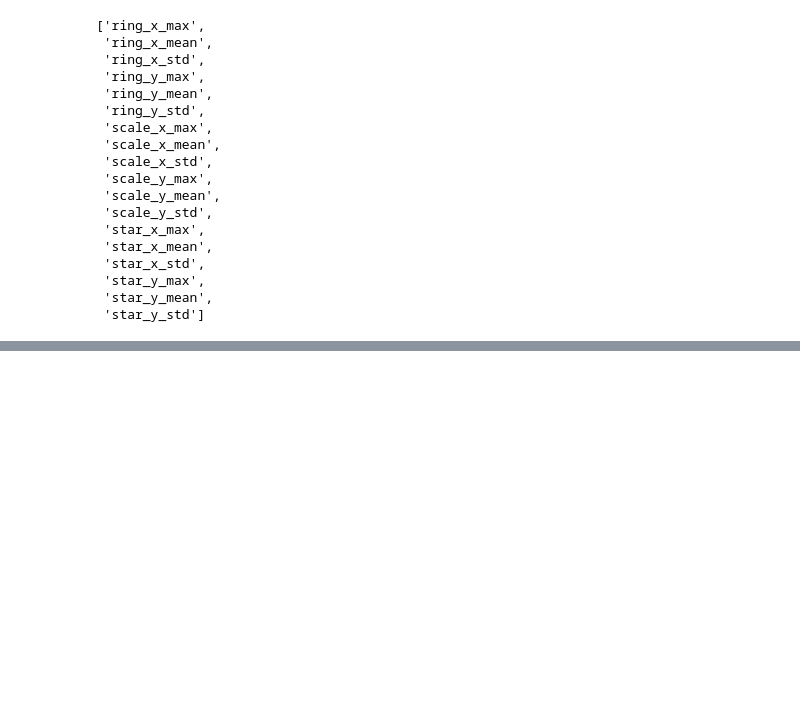
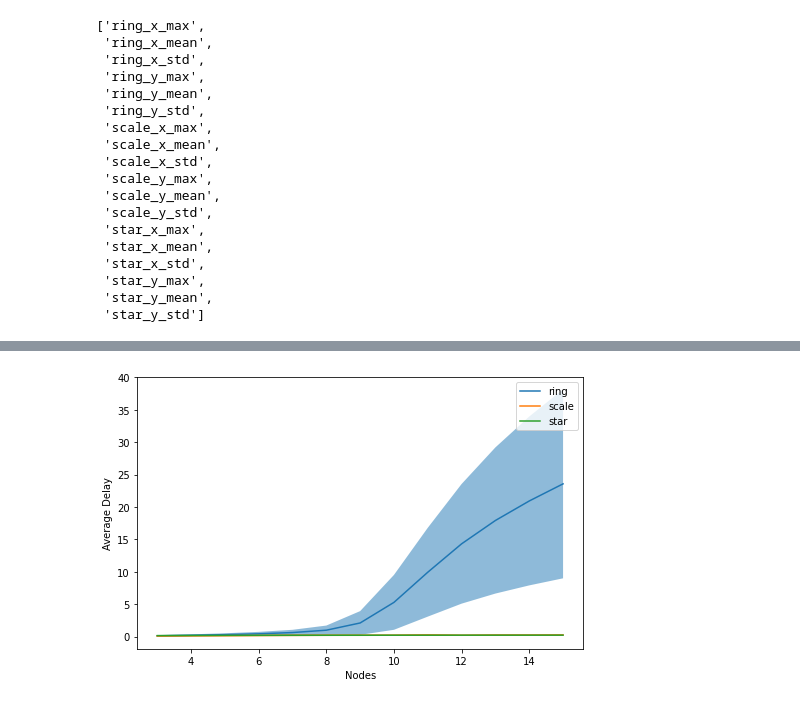
Before and after one commit to caiolmart/reproducing_articles, a Jupyter notebook: modelling_delays/notebooks/02.1_error_x_topologysize_1hn.ipynb, the cells around one changed output, grey strips where cells are left out. Saved outputs shown, nothing was run; the diff lists cells and outputs as text; code cells hidden in the pictures; blank space fills up the shorter version.

```diff
--- a/modelling_delays/notebooks/02.1_error_x_topologysize_1hn.ipynb
+++ b/modelling_delays/notebooks/02.1_error_x_topologysize_1hn.ipynb
@@ -90,7 +90,7 @@ for i, file in enumerate(ring_files):
 
     early_stop = tf.keras.callbacks.EarlyStopping(monitor='val_loss', patience=10)
     checkpoint = tf.keras.callbacks.ModelCheckpoint(
-        f'../models/02_tf2_ring_ann_{n2}_e{{epoch:04d}}.hdf5', monitor='val_loss', verbose=0, save_best_only=True,
+        f'../models/02.1_tf2_ring_ann_{n2}.hdf5', monitor='val_loss', verbose=0, save_best_only=True,
         save_weights_only=False
     )
 
@@ -176,7 +176,7 @@ for i, file in enumerate(scale_files):
 
     early_stop = tf.keras.callbacks.EarlyStopping(monitor='val_loss', patience=10)
     checkpoint = tf.keras.callbacks.ModelCheckpoint(
-        f'../models/02_tf2_scale_ann_{n2}_e{{epoch:04d}}.hdf5', monitor='val_loss', verbose=0, save_best_only=True,
+        f'../models/02.1_tf2_scale_ann_{n2}.hdf5', monitor='val_loss', verbose=0, save_best_only=True,
         save_weights_only=False
     )
 
@@ -266,7 +266,7 @@ for i, file in enumerate(star_files):
 
     early_stop = tf.keras.callbacks.EarlyStopping(monitor='val_loss', patience=10)
     checkpoint = tf.keras.callbacks.ModelCheckpoint(
-        f'../models/02_tf2_star_ann_{n2}_e{{epoch:04d}}.hdf5', monitor='val_loss', verbose=0, save_best_only=True,
+        f'../models/02.1_tf2_star_ann_{n2}.hdf5', monitor='val_loss', verbose=0, save_best_only=True,
         save_weights_only=False
     )
 
@@ -387,3 +383,20 @@ max_mean
 | 10 | 0.325510 | 0.156150 | 0.089124 | 40.795800 | 17.925237 | 11.283468 | 0.325767 | 0.156159 | ... |
 | 11 | 0.302914 | 0.145855 | 0.082238 | 45.167200 | 20.935416 | 13.033196 | 0.305939 | 0.145859 | ... |
 | 12 | 0.283428 | 0.136812 | 0.076342 | 49.782500 | 23.581651 | 14.587462 | 0.283657 | 0.136826 | ... |
+# %%
+plt.figure(figsize=(8, 5))
+x = [(i + 3) for i in range(len(ring_files))]
+
+for top in ['ring', 'scale', 'star']:
+    y = max_mean[f'{top}_y_mean']
+    y_std = max_mean[f'{top}_y_std']
+    plt.plot(x, y, label=top)
+    plt.fill_between(x, y - y_std, y + y_std, alpha=0.5)
+
+plt.xlabel('Nodes')
+plt.ylabel('Average Delay')
+
+plt.legend()
+plt.savefig('../plots/02_avgdelay_x_nodes.png')
+# %% [output]
+[figure, added]
```
Also changed, not shown: parts of 1 cell of this notebook, 2 other files.
